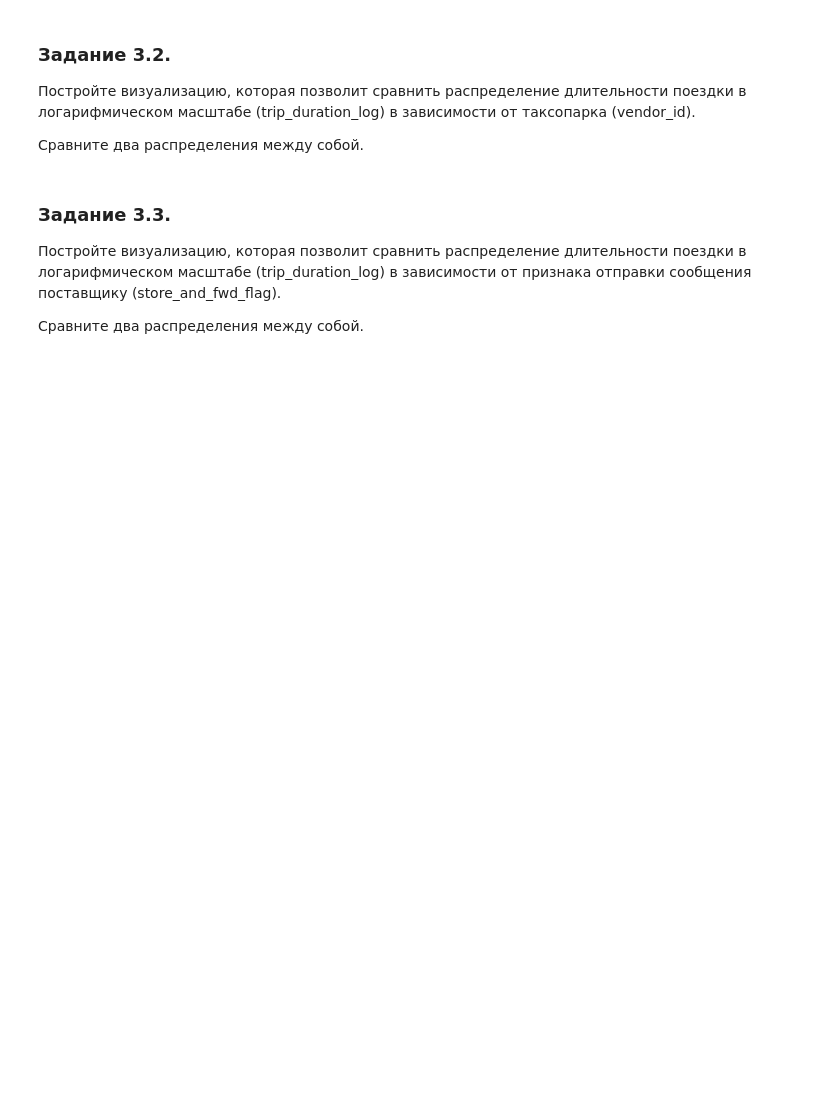
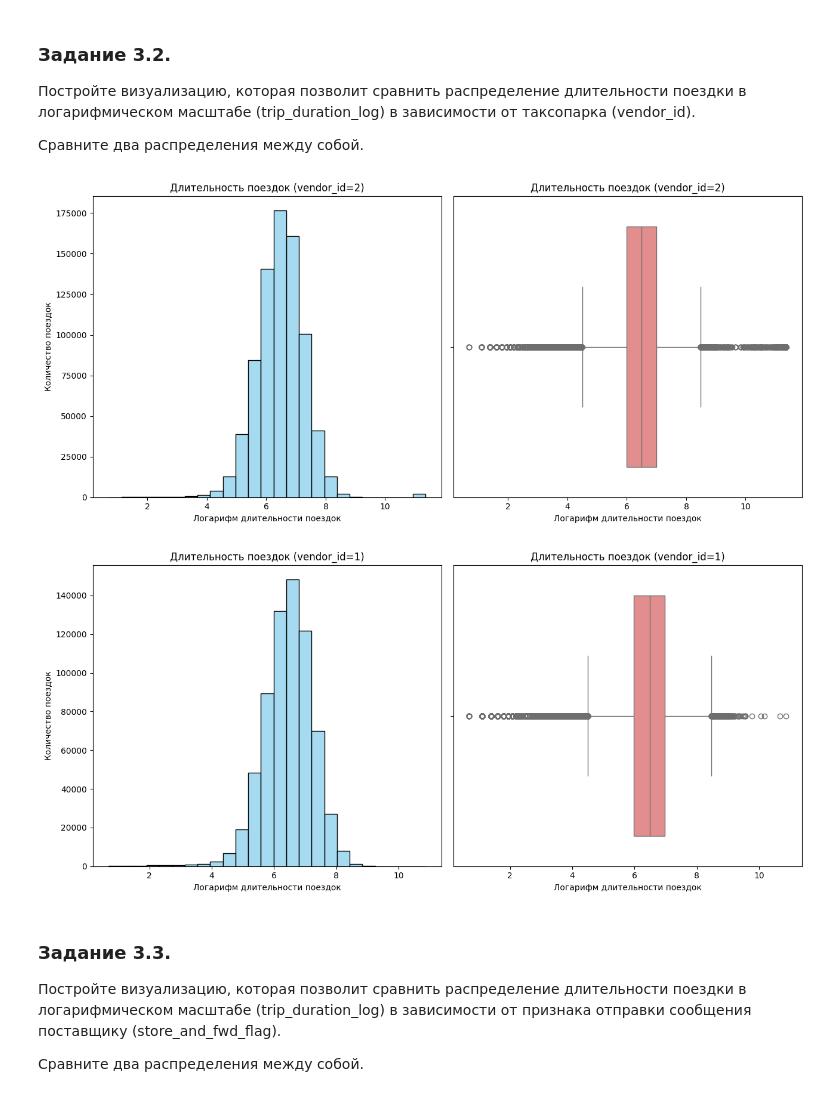
Before and after one commit to Losyash/pw_ii, a Jupyter notebook: notebook.ipynb, the cells around one changed output. Saved outputs shown, nothing was run; the diff lists cells and outputs as text; code cells hidden in the pictures; blank space fills up the shorter version.

```diff
--- a/notebook.ipynb
+++ b/notebook.ipynb
@@ -435,0 +491,6 @@ weather_data = pd.read_csv('data/weather_data.csv')
+# %%
+# Добавление в данные о поездках данных о погоде
+taxi_data = add_weather_features(taxi_data, weather_data)
+taxi_data = taxi_data.drop(['date', 'hour'], axis=1)
+
+taxi_data.head()
@@ -511,3 +697,30 @@ taxi_data['trip_duration_log'] = np.log(taxi_data['trip_duration']+1)
+# %%
+# Визуализация распределения длительности поездки в зависимости от таксопарка
+for vendor_id in taxi_data['vendor_id'].unique():
+  # Выбираем данные для текущего таксопарка
+  data_subset = taxi_data[taxi_data['vendor_id'] == vendor_id]
+
+  # Создаем два графика: гистограмму и коробчатую диаграмму
+  plt.figure(figsize=(13, 6))
+
+  # Построение гистограммы распределения длительности поездки в зависимости от таксопарка
+  plt.subplot(1, 2, 1)
+  sns.histplot(data_subset['trip_duration_log'], bins=25, color='skyblue', edgecolor='black')
+  plt.title(f'Длительность поездок (vendor_id={vendor_id})')
+  plt.xlabel('Логарифм длительности поездок')
+  plt.ylabel('Количество поездок')
+
+  # Построение коробчатой диаграммы распределения длительности поездки в зависимости от таксопарка
+  plt.subplot(1, 2, 2)
+  sns.boxplot(x=data_subset['trip_duration_log'], color='lightcoral')
+  plt.title(f'Длительность поездок (vendor_id={vendor_id})')
+  plt.xlabel('Логарифм длительности поездок')
+
+  plt.tight_layout()
+  plt.show()
+# %% [output]
+[figure, added]
+[figure, added]
 # %% [markdown]
 ### Задание 3.3.
 Постройте визуализацию, которая позволит сравнить распределение длительности поездки в логарифмическом масштабе (trip_duration_log) в зависимости от признака отправки сообщения поставщику (store_and_fwd_flag).
```
Also changed, not shown: parts of 72 cells of this notebook.
